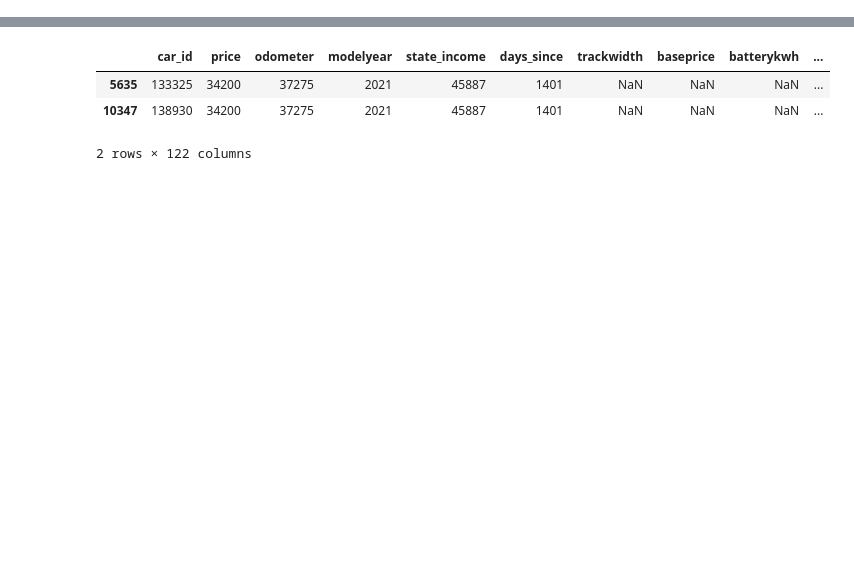
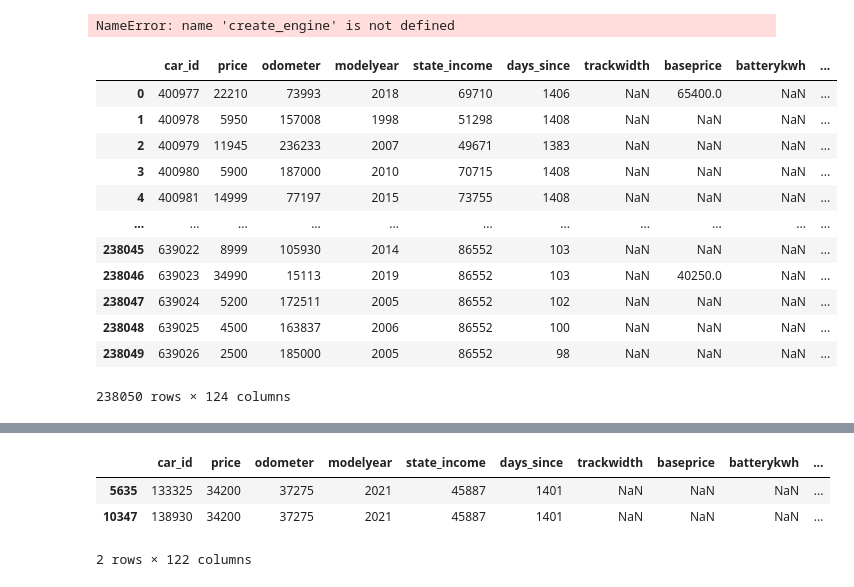
Before and after one commit to pgrts/car_proj, a Jupyter notebook: scraper/clean_preds_repeats.ipynb, the cells around one changed output, grey strips where cells are left out. Saved outputs shown, nothing was run; the diff lists cells and outputs as text; code cells hidden in the pictures; blank space fills up the shorter version.

```diff
--- a/scraper/clean_preds_repeats.ipynb
+++ b/scraper/clean_preds_repeats.ipynb
@@ -19,4 +25,23 @@ from catboost import CatBoostRegressor
 engine = create_engine('postgresql+psycopg2://postgres:kylemanjaro420!!@localhost:5432/cars')
 
 with engine.connect() as conn:
-    new_data = pd.read_sql("car_test", conn)
+    car_test_df = pd.read_sql_query(text(f"select * FROM something"), conn)
+    #new_data_o = pd.read_sql("car_test_outliers", conn)
+# %% [output]
+NameError: name 'create_engine' is not defined
+# %%
+car_test_df
+# %% [output]
+|  | car_id | price | odometer | modelyear | state_income | days_since | trackwidth | baseprice | batterykwh | ... |
+| 0 | 400977 | 22210 | 73993 | 2018 | 69710 | 1406 | NaN | 65400.0 | NaN | ... |
+| 1 | 400978 | 5950 | 157008 | 1998 | 51298 | 1408 | NaN | NaN | NaN | ... |
+| 2 | 400979 | 11945 | 236233 | 2007 | 49671 | 1383 | NaN | NaN | NaN | ... |
+| 3 | 400980 | 5900 | 187000 | 2010 | 70715 | 1408 | NaN | NaN | NaN | ... |
+| 4 | 400981 | 14999 | 77197 | 2015 | 73755 | 1408 | NaN | NaN | NaN | ... |
+| ... | ... | ... | ... | ... | ... | ... | ... | ... | ... | ... |
+| 238045 | 639022 | 8999 | 105930 | 2014 | 86552 | 103 | NaN | NaN | NaN | ... |
+| 238046 | 639023 | 34990 | 15113 | 2019 | 86552 | 103 | NaN | 40250.0 | NaN | ... |
+| 238047 | 639024 | 5200 | 172511 | 2005 | 86552 | 102 | NaN | NaN | NaN | ... |
+| 238048 | 639025 | 4500 | 163837 | 2006 | 86552 | 100 | NaN | NaN | NaN | ... |
+| 238049 | 639026 | 2500 | 185000 | 2005 | 86552 | 98 | NaN | NaN | NaN | ... |
+238050 rows × 124 columns
```
Also changed, not shown: parts of 192 cells of this notebook, 27 other files.
